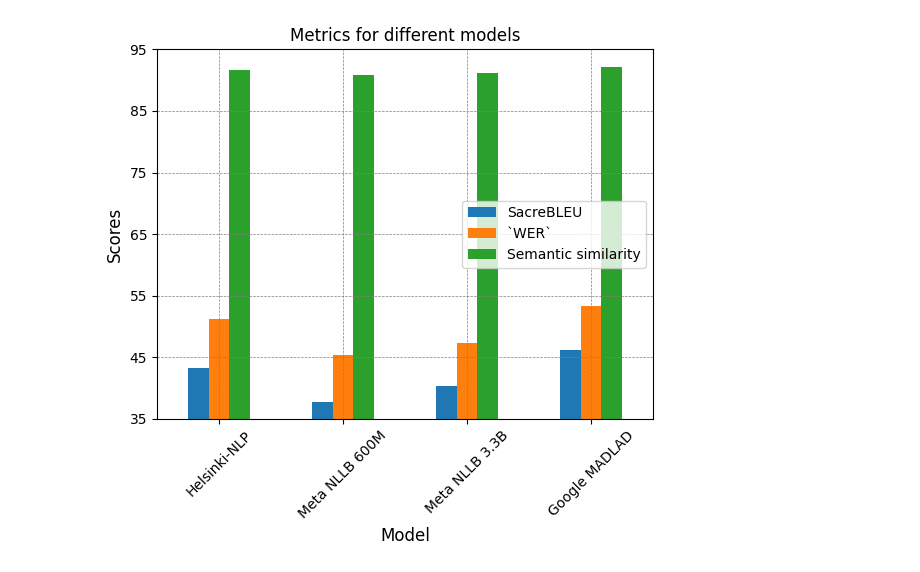
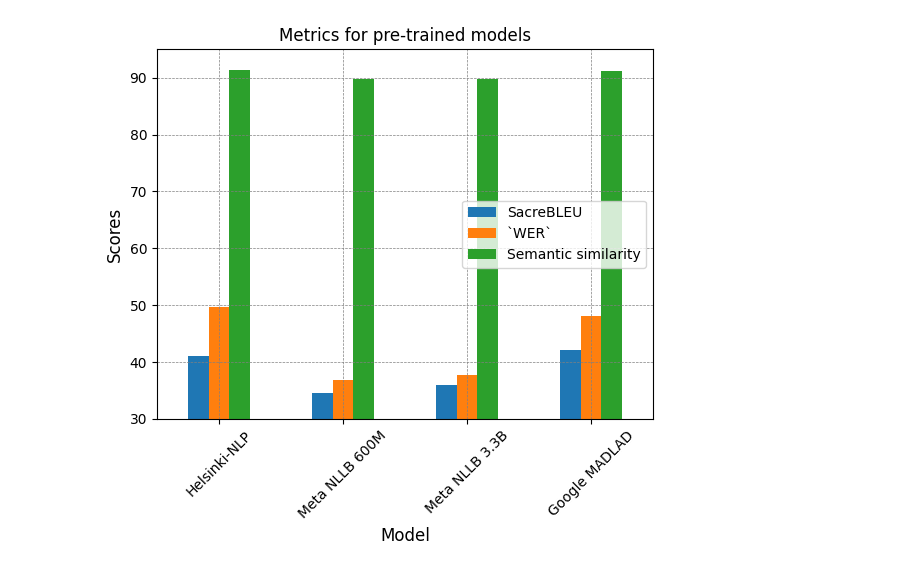
Before and after one commit to zaki-amin/machine-translation-en2es-for-biomedical-text, a Jupyter notebook: data_analysis/graphing/pretrained_models.ipynb, the cells around one changed output. Saved outputs shown, nothing was run; the diff lists cells and outputs as text; code cells hidden in the pictures.

Commit message:
Replace old pre-trained notebooks

```diff
--- a/data_analysis/graphing/pretrained_models.ipynb
+++ b/data_analysis/graphing/pretrained_models.ipynb
@@ -10,7 +10,7 @@ def plot_grouped_bar_chart(df: pd.DataFrame,
                  kind='bar',
                  grid=True,
                  stacked=False,
-                 title='Metrics for different models')
+                 title='Metrics for pre-trained models')
 
     ax.set_xlabel('Model', fontsize=12)
     ax.set_ylabel('Scores', fontsize=12)
@@ -24,13 +24,13 @@ def plot_grouped_bar_chart(df: pd.DataFrame,
     plt.grid(True, linestyle='--', linewidth=0.5, color='gray')
     plt.show()
 # %%
-pretrained_data = pd.DataFrame([['Helsinki-NLP', 43.2, 51.3, 91.7],
-                                ['Meta NLLB 600M', 37.8, 45.4, 90.9],
-                                ['Meta NLLB 3.3B', 40.4, 47.3, 91.1],
-                                ['Google MADLAD', 46.2, 53.4, 92.1]],
+pretrained_data = pd.DataFrame([['Helsinki-NLP', 41.0, 49.7, 91.3],
+                                ['Meta NLLB 600M', 34.5, 36.8, 89.8],
+                                ['Meta NLLB 3.3B', 36.0, 37.7, 89.8],
+                                ['Google MADLAD', 42.2, 48.1, 91.1]],
                                columns=['Model', 'SacreBLEU', '`WER`', 'Semantic similarity'])
 
-plot_grouped_bar_chart(pretrained_data, 35, 95)
+plot_grouped_bar_chart(pretrained_data, 30, 95)
 # %% [output]
-[figure, old version]
+[figure, new version]
 # %%
```
Also changed, not shown: parts of 1 cell of this notebook, 4 other files.
